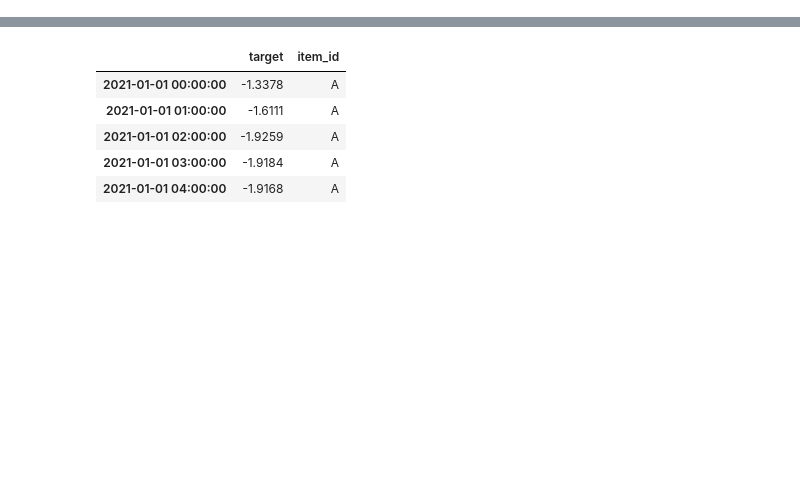
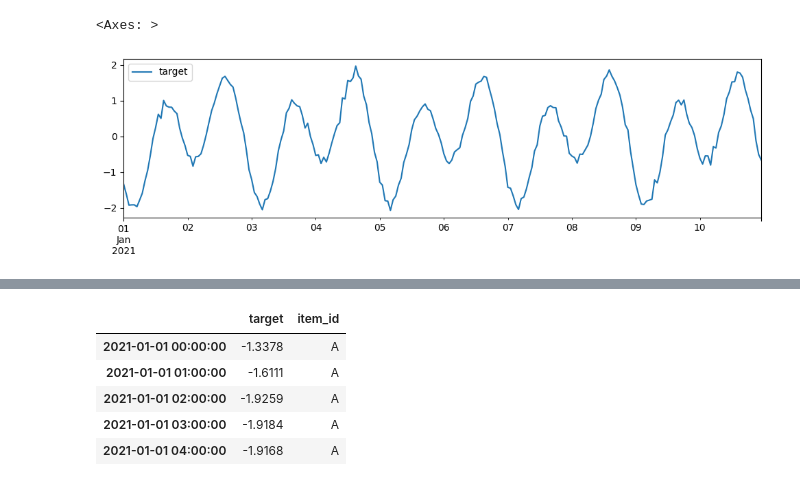
Before and after one commit to SalesforceAIResearch/uni2ts, a Jupyter notebook: example/moirai_forecast_pandas.ipynb, the cells around one changed output, grey strips where cells are left out. Drawn from its saved outputs; the diff is of its cells as text; code cells hidden in the pictures; blank space fills up the shorter version.

```diff
--- a/example/moirai_forecast_pandas.ipynb
+++ b/example/moirai_forecast_pandas.ipynb
@@ -28,0 +23,12 @@ TEST: test set length, number of time steps to hold out for test set
+# %%
+# Load dataframe and plot it
+url = (
+    "https://gist.githubusercontent.com/rsnirwan/a8b424085c9f44ef2598da74ce43e7a3"
+    "/raw/b6fdef21fe1f654787fa0493846c546b7f9c4df2/ts_long.csv"
+)
+df = pd.read_csv(url, index_col=0, parse_dates=True)
+df = df[df['item_id'] == 'A'].drop(columns=['item_id'])
+print(f'total length: {df.shape[0]}')
+print(f'time frequency: {df.index.diff()[1]}')
+df.plot(figsize=(12, 3))
+# %% [output]
@@ -28,0 +37,2 @@ TEST: test set length, number of time steps to hold out for test set
+<Axes: >
+[figure, added]
```
Also changed, not shown: parts of 24 cells of this notebook, 3 other files.
